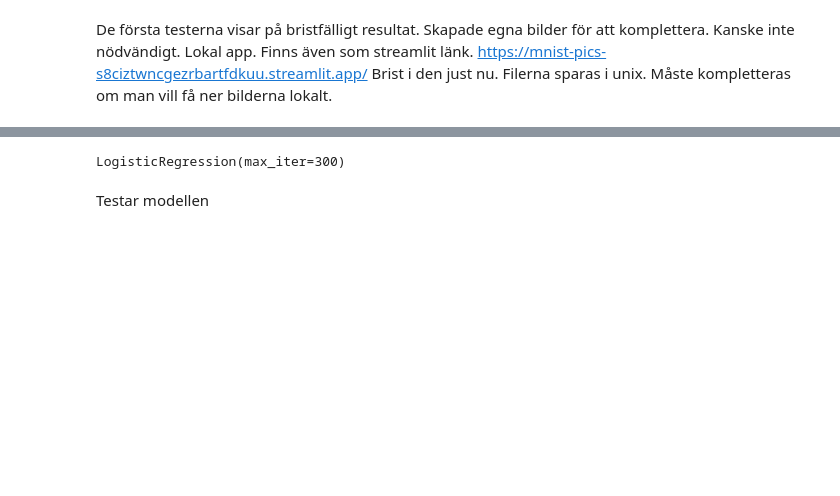
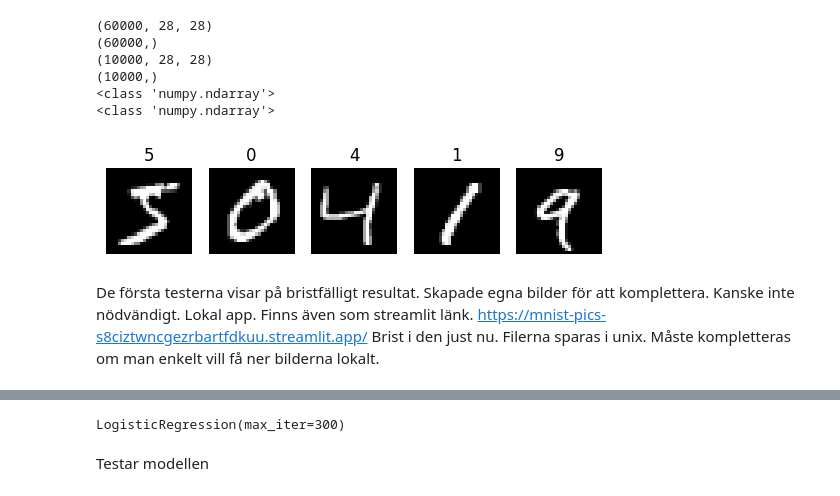
Before and after one commit to gosolna-commits/YH-Kunskapskontroll-AI, a Jupyter notebook: Göran_kunskapskontroll_AI.ipynb, the cells around one changed output, grey strips where cells are left out. Saved outputs shown, nothing was run; the diff lists cells and outputs as text; code cells hidden in the pictures; blank space fills up the shorter version.

```diff
--- a/Göran_kunskapskontroll_AI.ipynb
+++ b/Göran_kunskapskontroll_AI.ipynb
@@ -22,15 +69,19 @@ Göran_ML_CNN_sparad.py
 # ======================================================
 # LADDA MNIST
 # ======================================================
-from sklearn.datasets import fetch_openml
-from sklearn.model_selection import train_test_split
+#from sklearn.datasets import fetch_openml
+#from sklearn.model_selection import train_test_split
 
 # Ladda MNIST
-mnist = fetch_openml('mnist_784', version=1)
+# mnist = fetch_openml('mnist_784', version=1)
+(x_train, y_train), (x_test, y_test) = mnist.load_data()
 
 # Data och labels
-X = mnist.data.to_numpy()
-y = mnist.target.astype(int)
+#X = mnist.data.to_numpy()
+#y = mnist.target.astype(int)
+
+X = x_train
+y = y_train
 
 # -----------------------------------
 # Första split:
@@ -72,5 +142,34 @@ Test: (14000, 784)
+# %%
+(x_train, y_train), (x_test, y_test) = mnist.load_data()
+
+
+print(x_train.shape)
+print(y_train.shape)
+
+print(x_test.shape)
+print(y_test.shape)
+
+print(type(x_train))
+print(type(y_train))
+# %% [output]
+(60000, 28, 28)
+(60000,)
+(10000, 28, 28)
+(10000,)
+<class 'numpy.ndarray'>
+<class 'numpy.ndarray'>
+# %%
+for i in range(5):
+    plt.subplot(1, 5, i+1)
+    plt.imshow(x_train[i], cmap='gray')
+    plt.title(y_train[i])
+    plt.axis('off')
+
+plt.show()
+# %% [output]
+[figure, added]
 # %% [markdown]
 De första testerna visar på bristfälligt resultat. Skapade egna bilder för att komplettera. Kanske inte nödvändigt.
 Lokal app. Finns även som streamlit länk.
 https://mnist-pics-s8ciztwncgezrbartfdkuu.streamlit.app/
-Brist i den just nu. Filerna sparas i unix. Måste kompletteras om man vill få ner bilderna lokalt.
+Brist i den just nu. Filerna sparas i unix. Måste kompletteras om man enkelt vill få ner bilderna lokalt.
```
Also changed, not shown: parts of 91 cells of this notebook.
